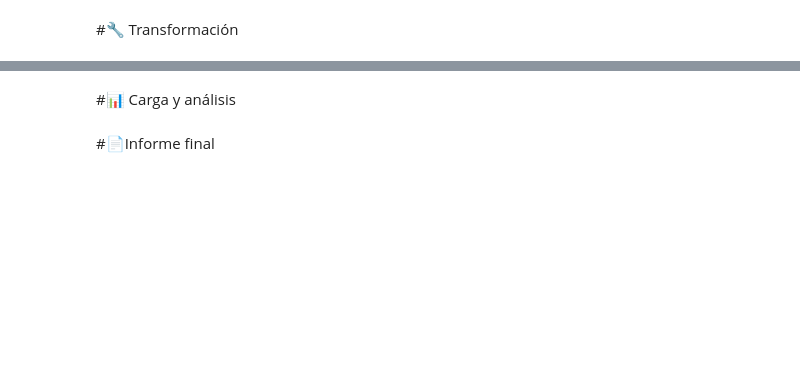
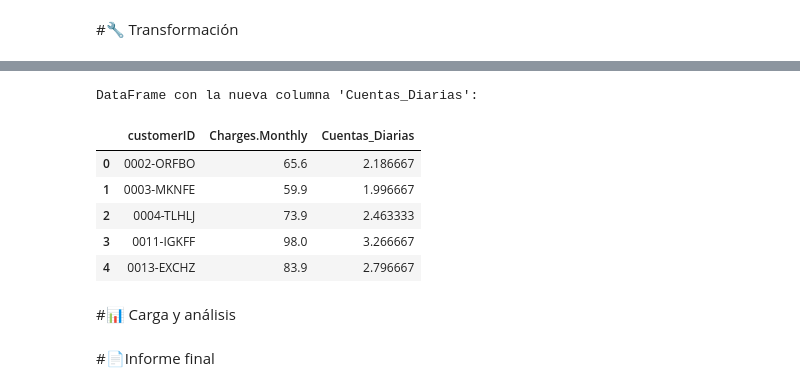
Before and after one commit to Scf300/TELECOMX_LATAM, a Jupyter notebook: TelecomX_LATAM.ipynb, the cells around one changed output, grey strips where cells are left out. Drawn from its saved outputs; the diff is of its cells as text; code cells hidden in the pictures; blank space fills up the shorter version.

```diff
--- a/TelecomX_LATAM.ipynb
+++ b/TelecomX_LATAM.ipynb
@@ -57,0 +144,10 @@ df.tail()
+# %%
+import numpy as np
+
+# Replace empty strings with NaN
+df['Charges.Total'] = df['Charges.Total'].replace(' ', np.nan)
+
+# Convert 'Charges.Total' to numeric, coercing errors to NaN
+df['Charges.Total'] = pd.to_numeric(df['Charges.Total'], errors='coerce')
+
+print(f"'Charges.Total' column after conversion:\n{df['Charges.Total'].head()}")
@@ -58,3 +280,17 @@ df.tail()
+# %%
+# Crear la columna 'Cuentas_Diarias' (Daily Charges) dividiendo Charges.Monthly por 30
+df['Cuentas_Diarias'] = df['Charges.Monthly'] / 30
+
+print("DataFrame con la nueva columna 'Cuentas_Diarias':")
+display(df[['customerID', 'Charges.Monthly', 'Cuentas_Diarias']].head())
+# %% [output]
+DataFrame con la nueva columna 'Cuentas_Diarias':
+|  | customerID | Charges.Monthly | Cuentas_Diarias |
+| 0 | 0002-ORFBO | 65.6 | 2.186667 |
+| 1 | 0003-MKNFE | 59.9 | 1.996667 |
+| 2 | 0004-TLHLJ | 73.9 | 2.463333 |
+| 3 | 0011-IGKFF | 98.0 | 3.266667 |
+| 4 | 0013-EXCHZ | 83.9 | 2.796667 |
 # %% [markdown]
 #📊 Carga y análisis
 # %% [markdown]
```
Also changed, not shown: parts of 44 cells of this notebook.
